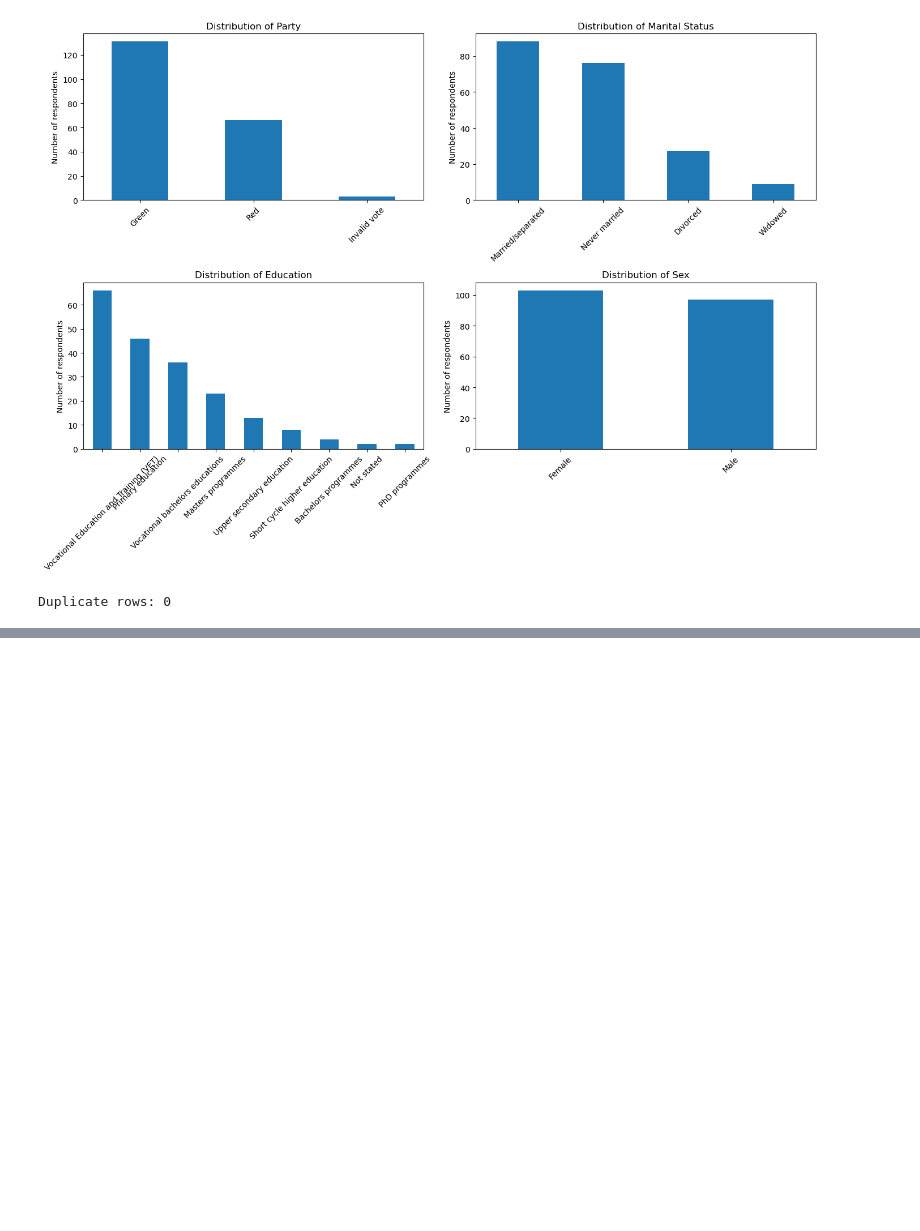
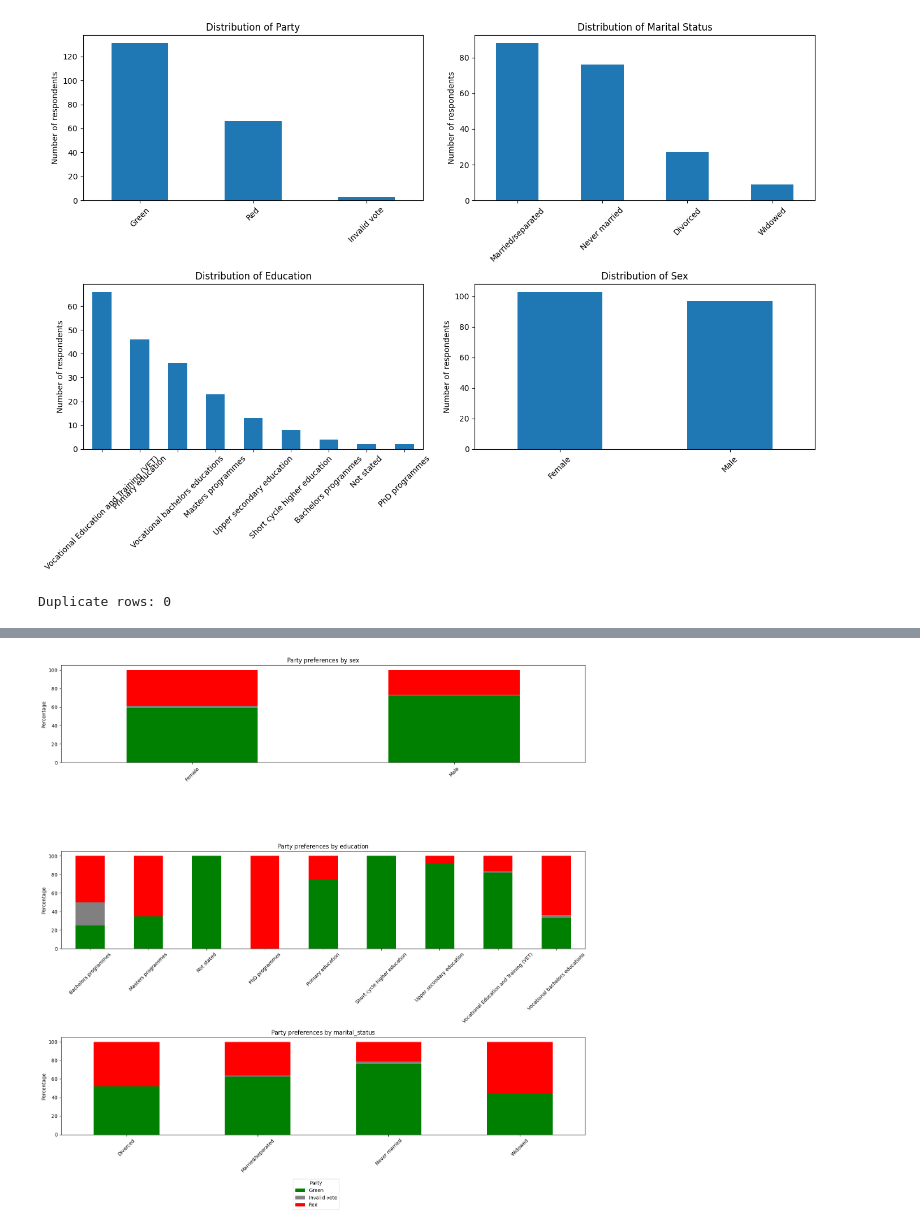
Before and after one commit to askeneye/SecurityPrivacy_FinalProject, a Jupyter notebook: notebooks/eda.ipynb, the cells around one changed output, grey strips where cells are left out. Saved outputs shown, nothing was run; the diff lists cells and outputs as text; code cells hidden in the pictures; blank space fills up the shorter version.

```diff
--- a/notebooks/eda.ipynb
+++ b/notebooks/eda.ipynb
@@ -253,0 +304,54 @@ Duplicate rows: 0
+# %%
+# Political preferences by demographics
+
+demographics = ["sex", "education", "marital_status"]
+
+# Define party colors
+party_colors = {
+    "Red": "red",
+    "Green": "green",
+    "Blue": "blue",
+    "Yellow": "gold",
+}
+
+fig, axes = plt.subplots(3, 1, figsize=(16, 16))
+
+for ax, col in zip(axes, demographics):
+    table = pd.crosstab(
+        private_data[col],
+        private_data["party"],
+        normalize="index"
+    ) * 100
+
+    # Match colors to party names
+    colors = [
+        party_colors.get(party, "gray")
+        for party in table.columns
+    ]
+
+    table.plot(
+        kind="bar",
+        stacked=True,
+        ax=ax,
+        color=colors,
+        legend=False
+    )
+
+    ax.set_title(f"Party preferences by {col}")
+    ax.set_xlabel("")
+    ax.set_ylabel("Percentage")
+    ax.tick_params(axis="x", rotation=45)
+
+handles, labels = axes[0].get_legend_handles_labels()
+
+fig.legend(
+    handles, labels,
+    title="Party",
+    loc="lower center",
+    bbox_to_anchor=(0.5, 0)
+)
+
+plt.tight_layout(rect=[0, 0.06, 1, 1])
+plt.show()
+# %% [output]
+[figure, added]
```
Also changed, not shown: parts of 11 cells of this notebook.
